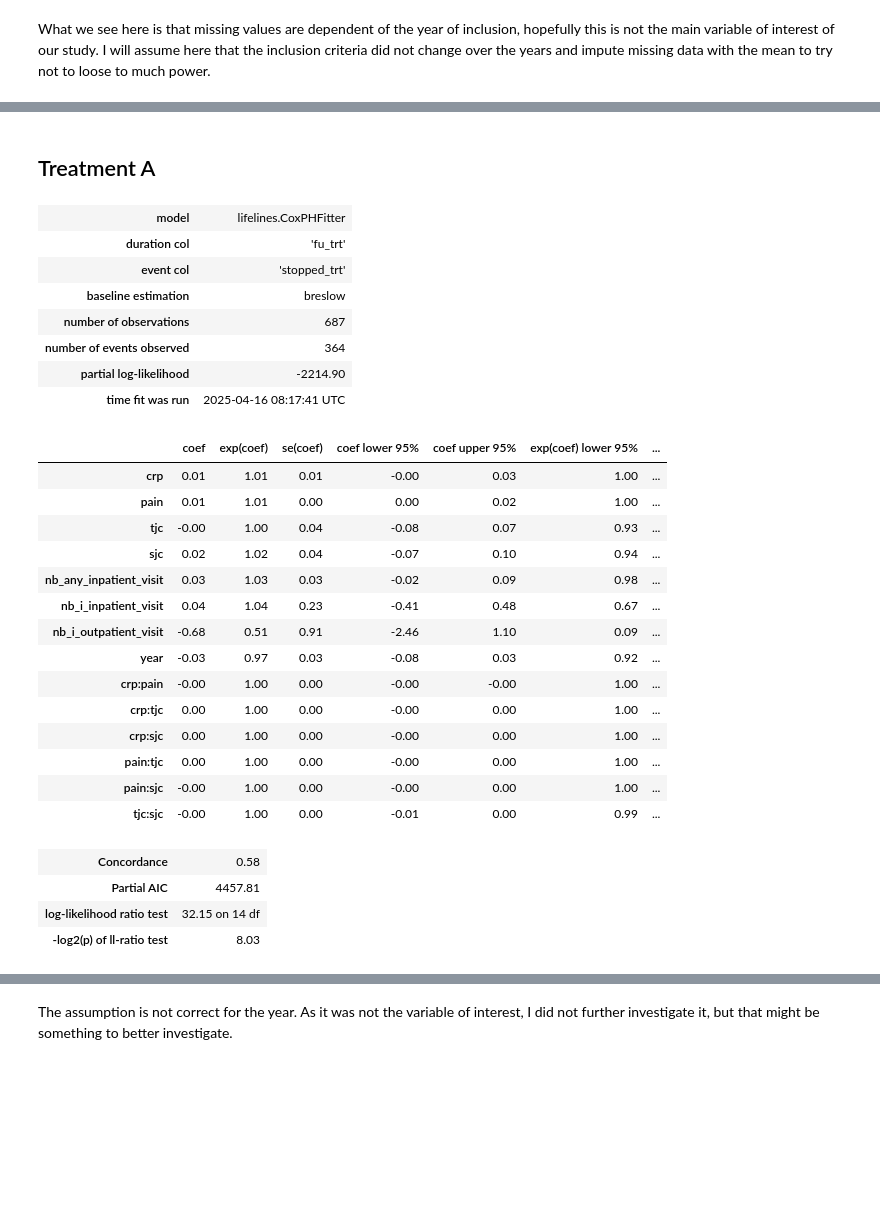
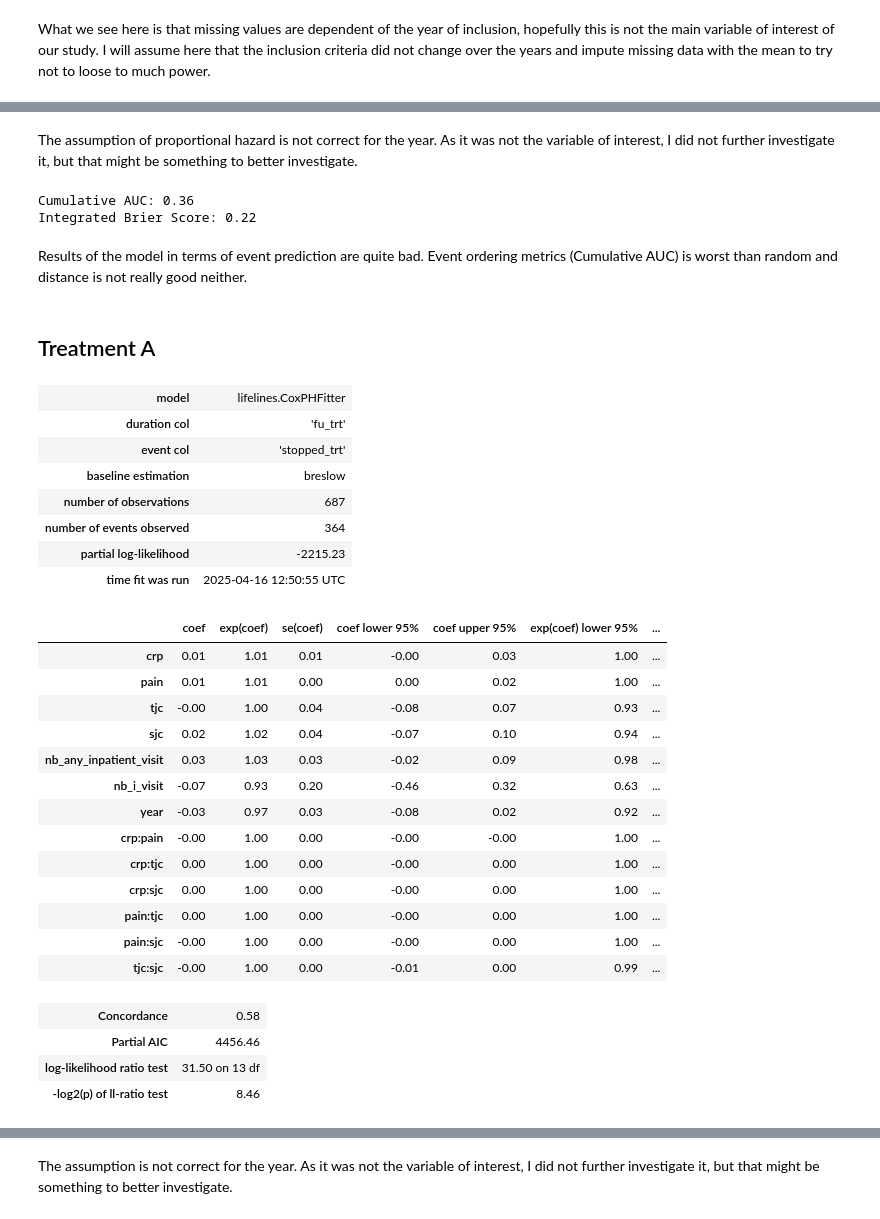
Before and after one commit to JulietteOrtholand/registery_data_test, a Jupyter notebook: assignment_3.ipynb, the cells around one changed output, grey strips where cells are left out. Saved outputs shown, nothing was run; the diff lists cells and outputs as text; code cells hidden in the pictures; blank space fills up the shorter version.

```diff
--- a/assignment_3.ipynb
+++ b/assignment_3.ipynb
@@ -12,6 +13,6 @@ from sksurv.metrics import integrated_brier_score
 I load the data from the assignment 2.
 # %%
 # Load data
-df_clinical = pd.read_csv('_data/clinical_and_registery.csv').set_index('pnr')
+df_clinical = pd.read_csv('_data/clinical_and_registry.csv').set_index('pnr')
 df_clinical['year'] = df_clinical['start'].apply(lambda x: int(x[:4]))
 df_clinical['year'] = df_clinical['year']-df_clinical['year'].min()
@@ -103,6 +83,5 @@ Both metrics use several time points, given the distribution of the follow-up ti
 # %%
-correction = "+ nb_any_inpatient_visit + nb_i_inpatient_visit + nb_i_outpatient_visit + year"
+adjustment = "+ nb_any_inpatient_visit + nb_i_visit + year"
 features = ['crp', 'pain', 'tjc', 'sjc',
-       'nb_any_inpatient_visit', 'nb_i_inpatient_visit',
-       'nb_i_outpatient_visit', 'year']
+       'nb_any_inpatient_visit', 'nb_i_visit', 'year']
 times = [10,20,30,40,50] # Use for model evaluation
@@ -109,3 +187,20 @@ times = [10,20,30,40,50] # Use for model evaluation
+# %% [markdown]
+The assumption of proportional hazard is not correct for the year. As it was not the variable of interest, I did not further investigate it, but that might be something to better investigate.
+# %%
+# Prepare data
+train_a = np.core.records.fromarrays(df[['stopped_trt', 'fu_trt']].T.values,
+                                       names='col1, col2',
+                                       formats='bool, f')
+estimate_a = cph.predict_survival_function(df[['drug'] + features], times = times).T
+
+# Compute metrics
+print('Cumulative AUC:', round(cumulative_dynamic_auc(train_a, train_a, estimate_a, times, tied_tol=1e-08)[1],2))
+print('Integrated Brier Score:', round(integrated_brier_score(train_a, train_a, estimate_a, times),2))
+# %% [output]
+Cumulative AUC: 0.36
+Integrated Brier Score: 0.22
+# %% [markdown]
+Results of the model in terms of event prediction are quite bad. Event ordering metrics (Cumulative AUC) is worst than random and distance is not really good neither.
 # %% [markdown]
 ## Treatment A
 # %%
@@ -114,27 +209,26 @@ df_a.loc[:, features] = df_a[features].fillna(df_a[features].mean()) # not an is
 # %%
 cph = CoxPHFitter()
 cph.fit(df_a, duration_col='fu_trt', event_col='stopped_trt',
-                formula="crp + pain + tjc + sjc + crp * pain + crp * tjc + crp * sjc + pain * tjc + pain * sjc + tjc * sjc " + correction)
+                formula="crp + pain + tjc + sjc + crp * pain + crp * tjc + crp * sjc + pain * tjc + pain * sjc + tjc * sjc " + adjustment)
 
 cph.print_summary()
 # %% [output]
 | model | lifelines.CoxPHFitter |
 | duration col | 'fu_trt' |
 | event col | 'stopped_trt' |
 | baseline estimation | breslow |
 | number of observations | 687 |
 | number of events observed | 364 |
-| partial log-likelihood | -2214.90 |
-| time fit was run | 2025-04-16 08:17:41 UTC |
+| partial log-likelihood | -2215.23 |
+| time fit was run | 2025-04-16 12:50:55 UTC |
 |  | coef | exp(coef) | se(coef) | coef lower 95% | coef upper 95% | exp(coef) lower 95% | ... |
 | crp | 0.01 | 1.01 | 0.01 | -0.00 | 0.03 | 1.00 | ... |
 | pain | 0.01 | 1.01 | 0.00 | 0.00 | 0.02 | 1.00 | ... |
 | tjc | -0.00 | 1.00 | 0.04 | -0.08 | 0.07 | 0.93 | ... |
 | sjc | 0.02 | 1.02 | 0.04 | -0.07 | 0.10 | 0.94 | ... |
 | nb_any_inpatient_visit | 0.03 | 1.03 | 0.03 | -0.02 | 0.09 | 0.98 | ... |
-| nb_i_inpatient_visit | 0.04 | 1.04 | 0.23 | -0.41 | 0.48 | 0.67 | ... |
-| nb_i_outpatient_visit | -0.68 | 0.51 | 0.91 | -2.46 | 1.10 | 0.09 | ... |
-| year | -0.03 | 0.97 | 0.03 | -0.08 | 0.03 | 0.92 | ... |
+| nb_i_visit | -0.07 | 0.93 | 0.20 | -0.46 | 0.32 | 0.63 | ... |
+| year | -0.03 | 0.97 | 0.03 | -0.08 | 0.02 | 0.92 | ... |
 | crp:pain | -0.00 | 1.00 | 0.00 | -0.00 | -0.00 | 1.00 | ... |
 | crp:tjc | 0.00 | 1.00 | 0.00 | -0.00 | 0.00 | 1.00 | ... |
 | crp:sjc | 0.00 | 1.00 | 0.00 | -0.00 | 0.00 | 1.00 | ... |
@@ -142,9 +236,9 @@ cph.print_summary()
 | pain:sjc | -0.00 | 1.00 | 0.00 | -0.00 | 0.00 | 1.00 | ... |
 | tjc:sjc | -0.00 | 1.00 | 0.00 | -0.01 | 0.00 | 0.99 | ... |
 | Concordance | 0.58 |
-| Partial AIC | 4457.81 |
-| log-likelihood ratio test | 32.15 on 14 df |
-| -log2(p) of ll-ratio test | 8.03 |
+| Partial AIC | 4456.46 |
+| log-likelihood ratio test | 31.50 on 13 df |
+| -log2(p) of ll-ratio test | 8.46 |
 # %%
 np.exp(cph.confidence_intervals_)
 # %% [output]
```
Also changed, not shown: parts of 20 cells of this notebook.
